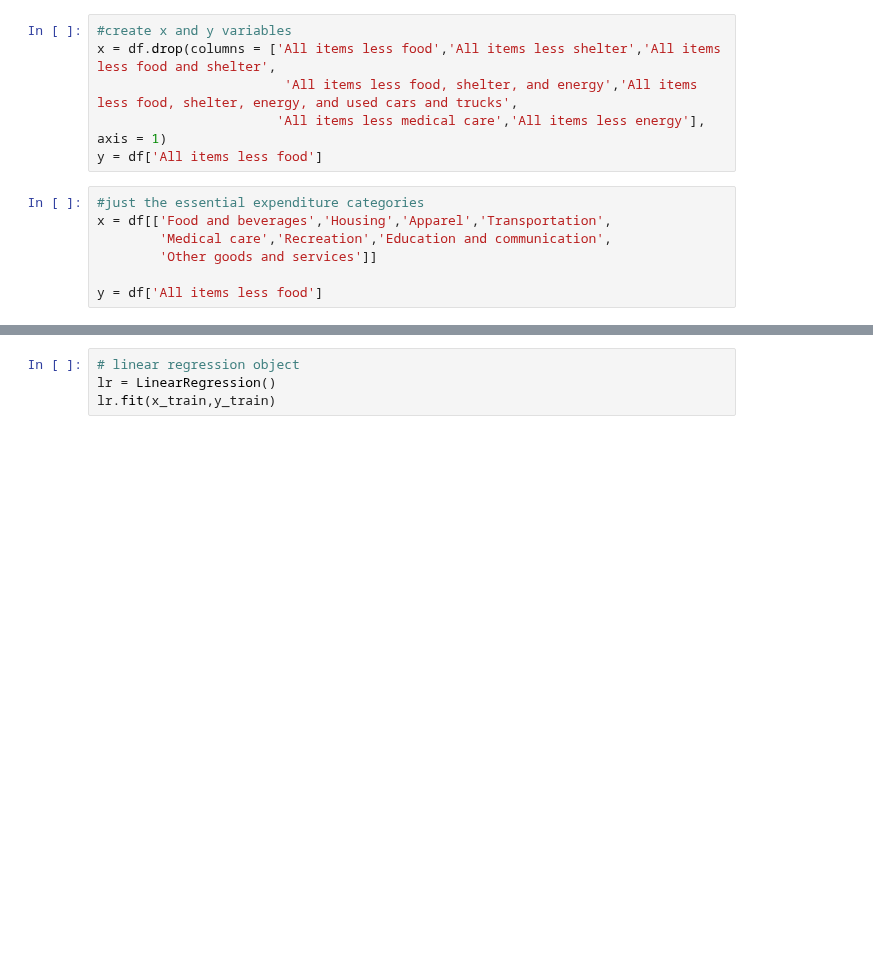
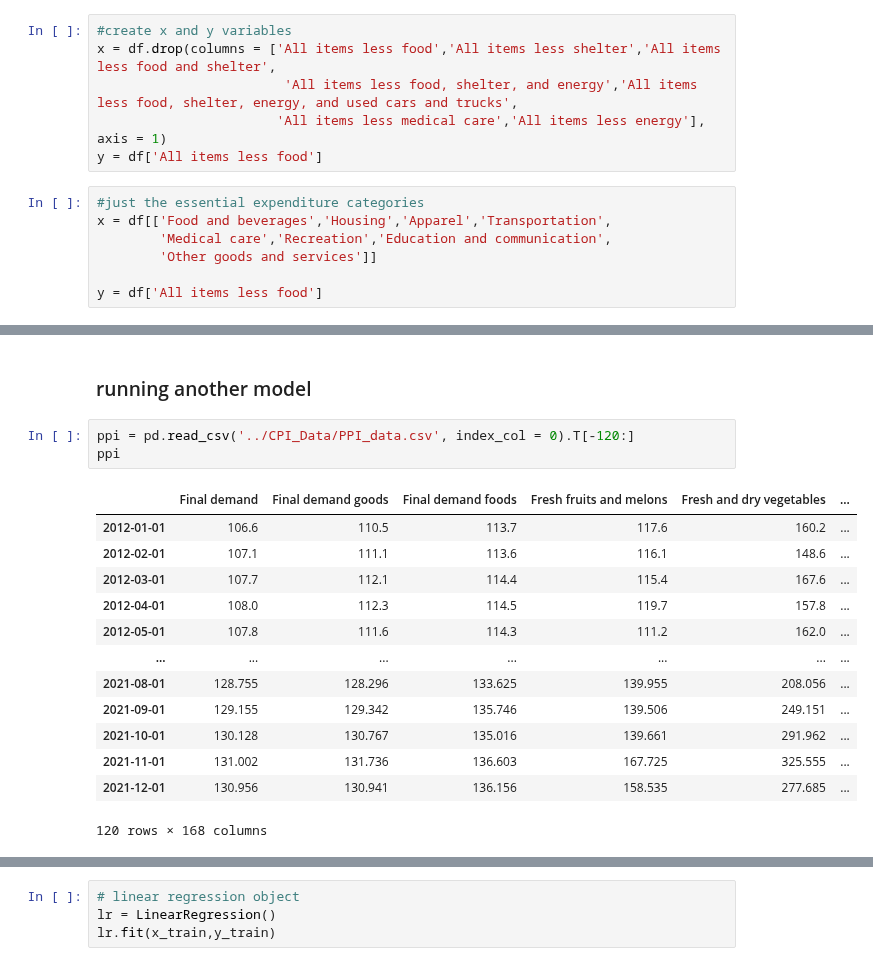
Before and after one commit to victor-thai/cpi_modeling, a Jupyter notebook: cpi_models/linear_regression_model.ipynb, the cells around one changed output, grey strips where cells are left out. Saved outputs shown, nothing was run; the diff lists cells and outputs as text; blank space fills up the shorter version.

```diff
--- a/cpi_models/linear_regression_model.ipynb
+++ b/cpi_models/linear_regression_model.ipynb
@@ -92,0 +177,19 @@ x_train, x_test, y_train, y_test = train_test_split(x, y, test_size = 0.2, rando
+# %% [markdown]
+### running another model
+# %%
+ppi = pd.read_csv('../CPI_Data/PPI_data.csv', index_col = 0).T[-120:]
+ppi
+# %% [output]
+|  | Final demand | Final demand goods | Final demand foods | Fresh fruits and melons | Fresh and dry vegetables | ... |
+| 2012-01-01 | 106.6 | 110.5 | 113.7 | 117.6 | 160.2 | ... |
+| 2012-02-01 | 107.1 | 111.1 | 113.6 | 116.1 | 148.6 | ... |
+| 2012-03-01 | 107.7 | 112.1 | 114.4 | 115.4 | 167.6 | ... |
+| 2012-04-01 | 108.0 | 112.3 | 114.5 | 119.7 | 157.8 | ... |
+| 2012-05-01 | 107.8 | 111.6 | 114.3 | 111.2 | 162.0 | ... |
+| ... | ... | ... | ... | ... | ... | ... |
+| 2021-08-01 | 128.755 | 128.296 | 133.625 | 139.955 | 208.056 | ... |
+| 2021-09-01 | 129.155 | 129.342 | 135.746 | 139.506 | 249.151 | ... |
+| 2021-10-01 | 130.128 | 130.767 | 135.016 | 139.661 | 291.962 | ... |
+| 2021-11-01 | 131.002 | 131.736 | 136.603 | 167.725 | 325.555 | ... |
+| 2021-12-01 | 130.956 | 130.941 | 136.156 | 158.535 | 277.685 | ... |
+120 rows × 168 columns
```
Also changed, not shown: parts of 17 cells of this notebook.
